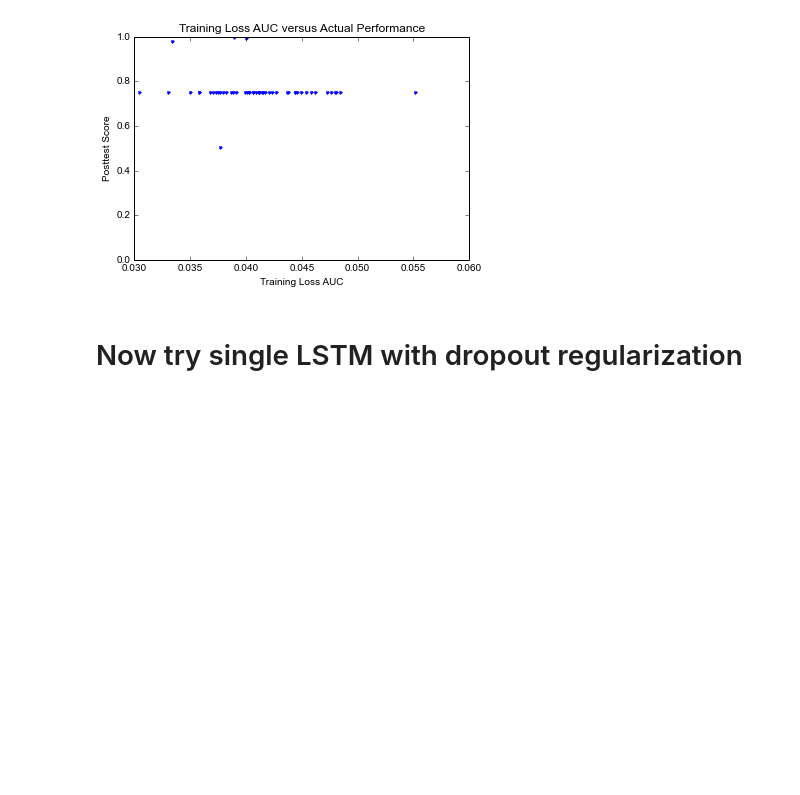
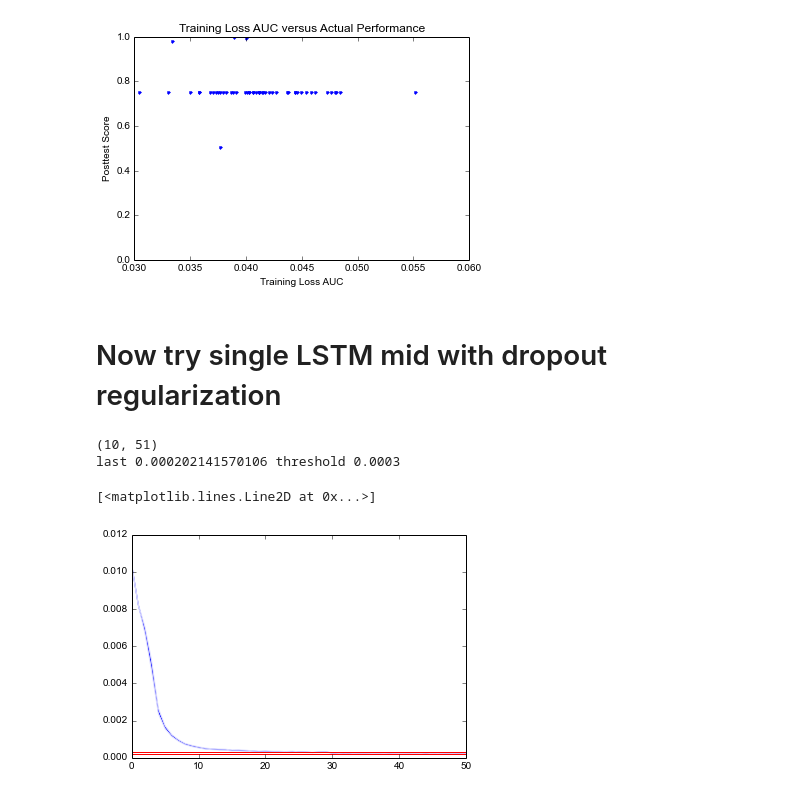
Before and after one commit to lisa-1010/smart-tutor, a Jupyter notebook: code/student2aw4l5.ipynb, the cells around one changed output. Saved outputs shown, nothing was run; the diff lists cells and outputs as text; code cells hidden in the pictures; blank space fills up the shorter version.

Commit message:
trying out dropout; trying FMDP with full knowledge state

```diff
--- a/code/student2aw4l5.ipynb
+++ b/code/student2aw4l5.ipynb
@@ -513,4 +513,36 @@ scores shape (50,)
 [figure]
 [figure]
 # %% [markdown]
-# Now try single LSTM with dropout regularization
+# Now try single LSTM mid with dropout regularization
+# %%
+'''
+Shuffle is on.
+Trying to find a training epoch to stop training.
+'''
+data11 = np.load('experiments/test2_modelsimple_mid-dropout8-shuffle1-data-test2a-n100000-l5-random.pickle/stats-runA.npz')
+
+vloss = data11['vloss']
+
+six.print_(vloss.shape)
+figure()
+x_avg = np.mean(vloss,axis=0)
+x_serr = np.std(vloss,axis=0) / vloss.shape[0] * 1.98
+plot(x_avg, color='#0000ff')
+plot(x_avg + x_serr, color='#ddddff')
+plot(x_avg - x_serr, color='#ddddff')
+
+x_end = np.mean(x_avg[-2:])
+x_thres = 0.0003
+six.print_('last {} threshold {}'.format(x_end, x_thres))
+plot([0,50],[x_end,x_end],color='#ff0000')
+plot([0,50],[x_thres,x_thres],color='#ff0000')
+
+#xlim(10, 15)
+#ylim(0.0001,0.0004)
+
+# looks like epoch 30 is kind of good for 0.0001
+# %% [output]
+(10, 51)
+last 0.000202141570106 threshold 0.0003
+[<matplotlib.lines.Line2D at 0x...>]
+[figure, added]
```
Also changed, not shown: 4 other files.
